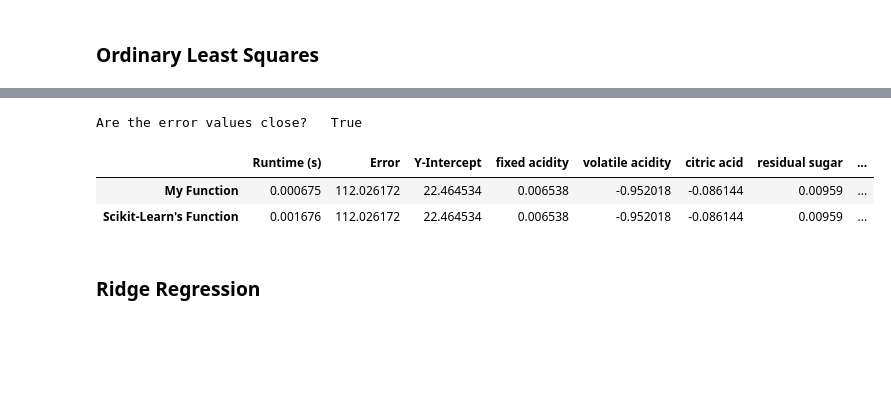
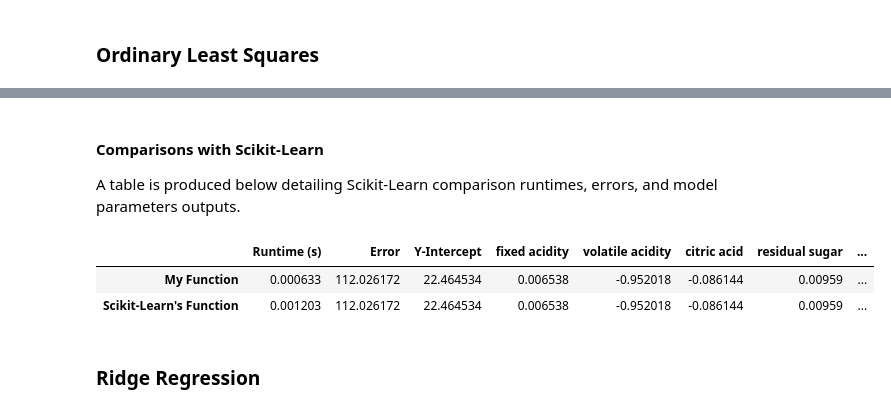
Before and after one commit to wyattowalsh/regularized-linear-regression-deep-dive, a Jupyter notebook: nb.ipynb, the cells around one changed output, grey strips where cells are left out. Drawn from its saved outputs; the diff is of its cells as text; code cells hidden in the pictures; blank space fills up the shorter version.

Commit message:
updating repo; finished through Lasso comparison

```diff
--- a/nb.ipynb
+++ b/nb.ipynb
@@ -180,9 +222,12 @@ For comparison, a table is given comparing the runtime, error, and coefficients
+# %% [markdown]
+#### Comparisons with Scikit-Learn
+
+A table is produced below detailing Scikit-Learn comparison runtimes, errors, and model parameters outputs.
 # %%
-utils.compare('ols', X_train, y_train, X_test, y_test, list(train.columns[0:-1]))
+utils.compare_ols(X_train, y_train, test_vals, list(train.columns[0:-1]))
 # %% [output]
-Are the error values close?   True
 |  | Runtime (s) | Error | Y-Intercept | fixed acidity | volatile acidity | citric acid | residual sugar | ... |
-| My Function | 0.000675 | 112.026172 | 22.464534 | 0.006538 | -0.952018 | -0.086144 | 0.00959 | ... |
-| Scikit-Learn's Function | 0.001676 | 112.026172 | 22.464534 | 0.006538 | -0.952018 | -0.086144 | 0.00959 | ... |
+| My Function | 0.000633 | 112.026172 | 22.464534 | 0.006538 | -0.952018 | -0.086144 | 0.00959 | ... |
+| Scikit-Learn's Function | 0.001203 | 112.026172 | 22.464534 | 0.006538 | -0.952018 | -0.086144 | 0.00959 | ... |
 # %% [markdown]
 ### Ridge Regression
```
Also changed, not shown: parts of 40 cells of this notebook, 4 other files.
